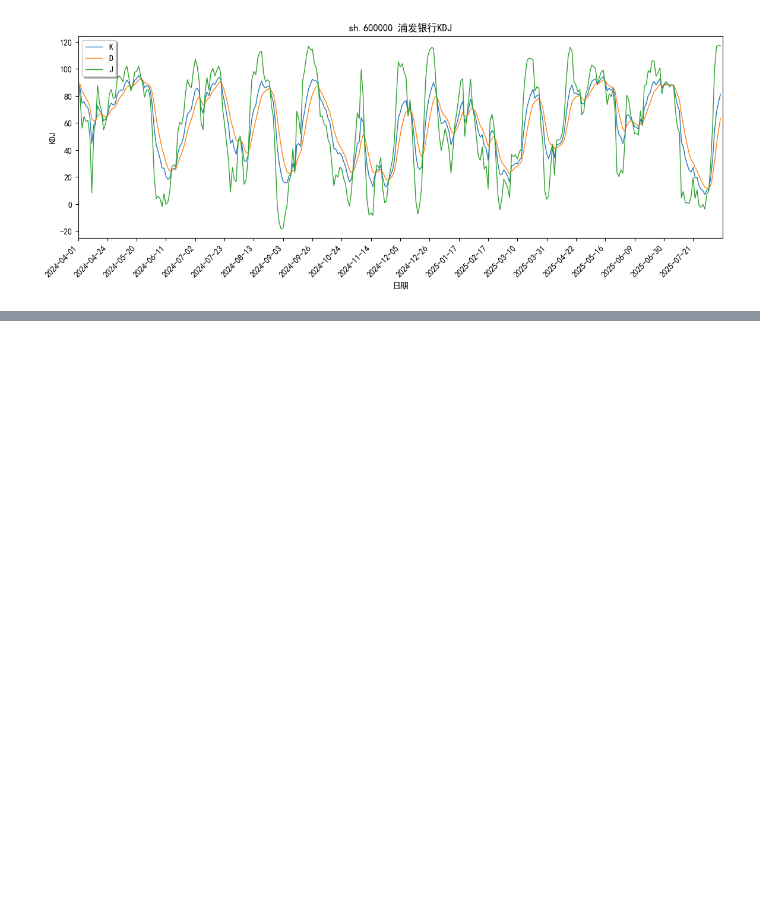
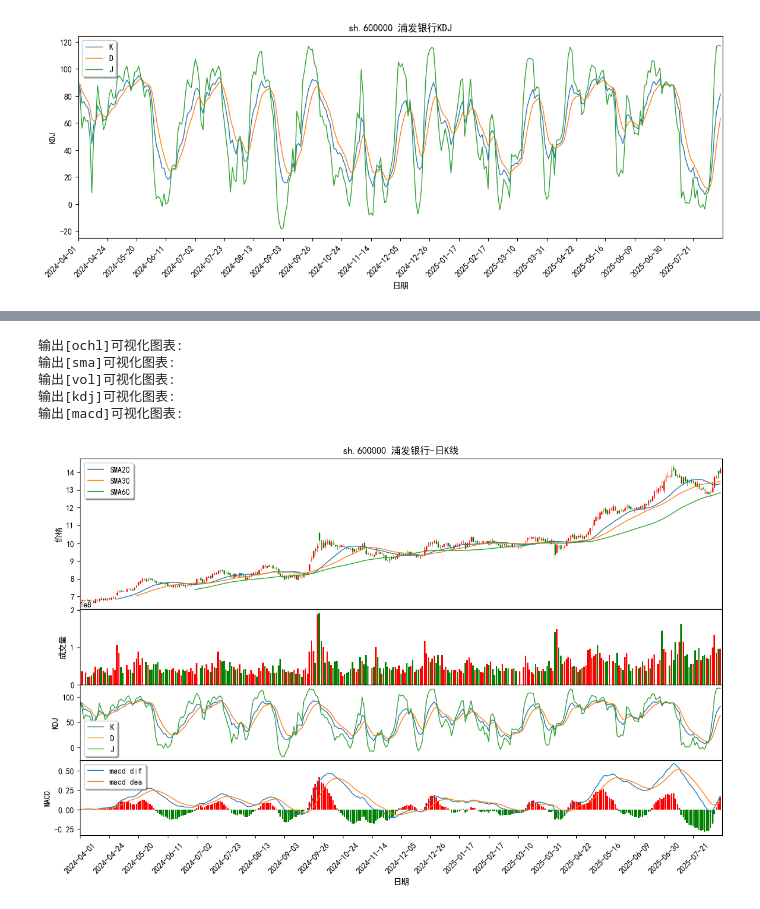
Before and after one commit to xiaoye1000/Stock-quantification, a Jupyter notebook: All_Test.ipynb, the cells around one changed output, grey strips where cells are left out. Saved outputs shown, nothing was run; the diff lists cells and outputs as text; code cells hidden in the pictures; blank space fills up the shorter version.

```diff
--- a/All_Test.ipynb
+++ b/All_Test.ipynb
@@ -89,0 +107,9 @@ draw_kdj_chart('STOCK000001', 'sh.600000','2024-04-01','2025-08-08')
+# %%
+draw_integrated_interface('STOCK000001', 'sh.600000','2024-04-01','2025-08-08')
+# %% [output]
+输出[ochl]可视化图表:
+输出[sma]可视化图表:
+输出[vol]可视化图表:
+输出[kdj]可视化图表:
+输出[macd]可视化图表:
+[figure, added]
```
Also changed, not shown: parts of 4 cells of this notebook, 3 other files.
